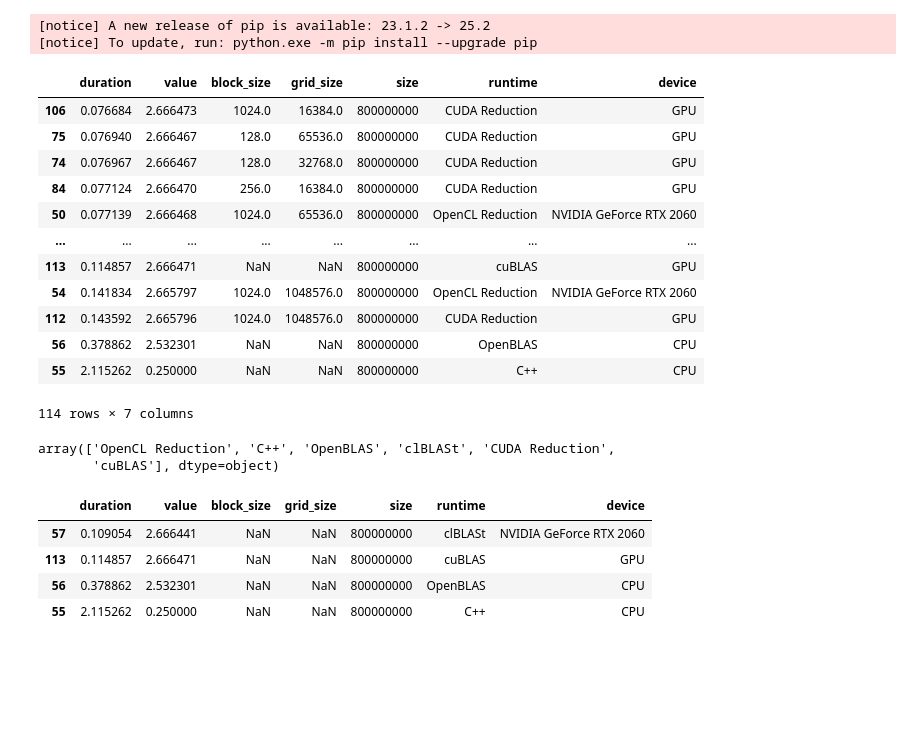
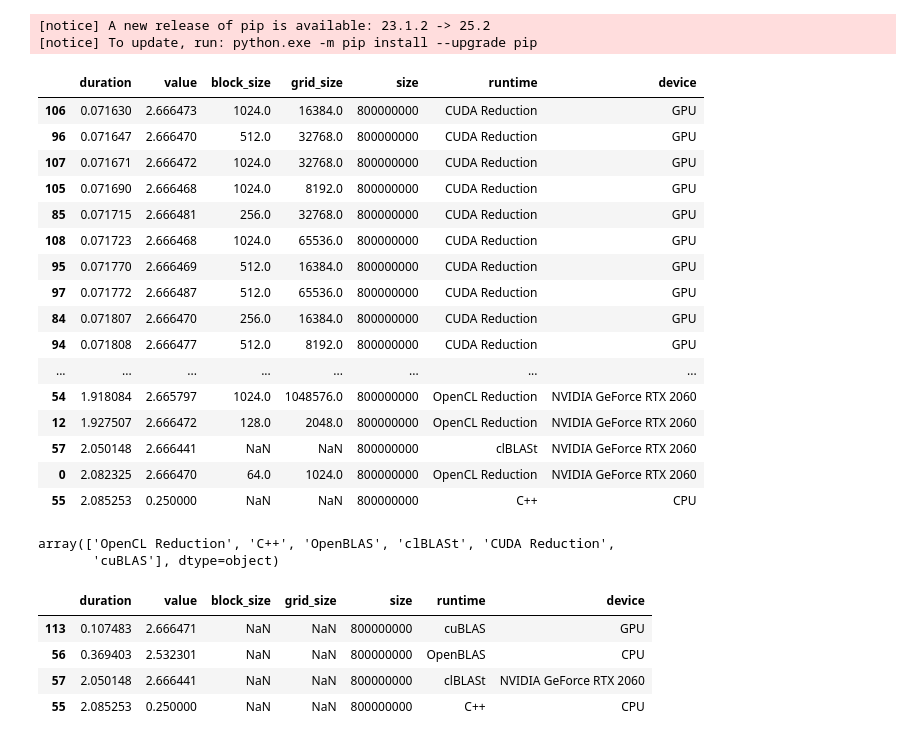
Before and after one commit to evsholukh/MatVec, a Jupyter notebook: graph.ipynb, the cells around one changed output. Cells and saved outputs as stored; diff of their text form; code cells hidden in the pictures; blank space fills up the shorter version.

Commit message:
Замедление OpenCL

```diff
--- a/graph.ipynb
+++ b/graph.ipynb
@@ -29,22 +29,28 @@ import pandas as pd
 with open("metrics.json", encoding="utf-8") as f:
     data = json.load(f)
 # %%
+pd.set_option('display.max_rows', 500)
+
 df = pd.DataFrame(data)
 df.sort_values("duration", ascending=True)
 # %% [output]
 |  | duration | value | block_size | grid_size | size | runtime | device |
-| 106 | 0.076684 | 2.666473 | 1024.0 | 16384.0 | 800000000 | CUDA Reduction | GPU |
-| 75 | 0.076940 | 2.666467 | 128.0 | 65536.0 | 800000000 | CUDA Reduction | GPU |
-| 74 | 0.076967 | 2.666467 | 128.0 | 32768.0 | 800000000 | CUDA Reduction | GPU |
-| 84 | 0.077124 | 2.666470 | 256.0 | 16384.0 | 800000000 | CUDA Reduction | GPU |
-| 50 | 0.077139 | 2.666468 | 1024.0 | 65536.0 | 800000000 | OpenCL Reduction | NVIDIA GeForce RTX 2060 |
+| 106 | 0.071630 | 2.666473 | 1024.0 | 16384.0 | 800000000 | CUDA Reduction | GPU |
+| 96 | 0.071647 | 2.666470 | 512.0 | 32768.0 | 800000000 | CUDA Reduction | GPU |
+| 107 | 0.071671 | 2.666472 | 1024.0 | 32768.0 | 800000000 | CUDA Reduction | GPU |
+| 105 | 0.071690 | 2.666468 | 1024.0 | 8192.0 | 800000000 | CUDA Reduction | GPU |
+| 85 | 0.071715 | 2.666481 | 256.0 | 32768.0 | 800000000 | CUDA Reduction | GPU |
+| 108 | 0.071723 | 2.666468 | 1024.0 | 65536.0 | 800000000 | CUDA Reduction | GPU |
+| 95 | 0.071770 | 2.666469 | 512.0 | 16384.0 | 800000000 | CUDA Reduction | GPU |
+| 97 | 0.071772 | 2.666487 | 512.0 | 65536.0 | 800000000 | CUDA Reduction | GPU |
+| 84 | 0.071807 | 2.666470 | 256.0 | 16384.0 | 800000000 | CUDA Reduction | GPU |
+| 94 | 0.071808 | 2.666477 | 512.0 | 8192.0 | 800000000 | CUDA Reduction | GPU |
 | ... | ... | ... | ... | ... | ... | ... | ... |
-| 113 | 0.114857 | 2.666471 | NaN | NaN | 800000000 | cuBLAS | GPU |
-| 54 | 0.141834 | 2.665797 | 1024.0 | 1048576.0 | 800000000 | OpenCL Reduction | NVIDIA GeForce RTX 2060 |
-| 112 | 0.143592 | 2.665796 | 1024.0 | 1048576.0 | 800000000 | CUDA Reduction | GPU |
-| 56 | 0.378862 | 2.532301 | NaN | NaN | 800000000 | OpenBLAS | CPU |
-| 55 | 2.115262 | 0.250000 | NaN | NaN | 800000000 | C++ | CPU |
+| 54 | 1.918084 | 2.665797 | 1024.0 | 1048576.0 | 800000000 | OpenCL Reduction | NVIDIA GeForce RTX 2060 |
+| 12 | 1.927507 | 2.666472 | 128.0 | 2048.0 | 800000000 | OpenCL Reduction | NVIDIA GeForce RTX 2060 |
+| 57 | 2.050148 | 2.666441 | NaN | NaN | 800000000 | clBLASt | NVIDIA GeForce RTX 2060 |
+| 0 | 2.082325 | 2.666470 | 64.0 | 1024.0 | 800000000 | OpenCL Reduction | NVIDIA GeForce RTX 2060 |
+| 55 | 2.085253 | 0.250000 | NaN | NaN | 800000000 | C++ | CPU |
-114 rows × 7 columns
 # %%
 runtimes = df["runtime"].unique()
 runtimes
@@ -57,10 +63,10 @@ x = x[x['runtime'] != 'CUDA Reduction']
 x.sort_values("duration", ascending=True)
 # %% [output]
 |  | duration | value | block_size | grid_size | size | runtime | device |
-| 57 | 0.109054 | 2.666441 | NaN | NaN | 800000000 | clBLASt | NVIDIA GeForce RTX 2060 |
-| 113 | 0.114857 | 2.666471 | NaN | NaN | 800000000 | cuBLAS | GPU |
-| 56 | 0.378862 | 2.532301 | NaN | NaN | 800000000 | OpenBLAS | CPU |
-| 55 | 2.115262 | 0.250000 | NaN | NaN | 800000000 | C++ | CPU |
+| 113 | 0.107483 | 2.666471 | NaN | NaN | 800000000 | cuBLAS | GPU |
+| 56 | 0.369403 | 2.532301 | NaN | NaN | 800000000 | OpenBLAS | CPU |
+| 57 | 2.050148 | 2.666441 | NaN | NaN | 800000000 | clBLASt | NVIDIA GeForce RTX 2060 |
+| 55 | 2.085253 | 0.250000 | NaN | NaN | 800000000 | C++ | CPU |
 # %%
 
 
```
Also changed, not shown: parts of 1 cell of this notebook, 3 other files.
